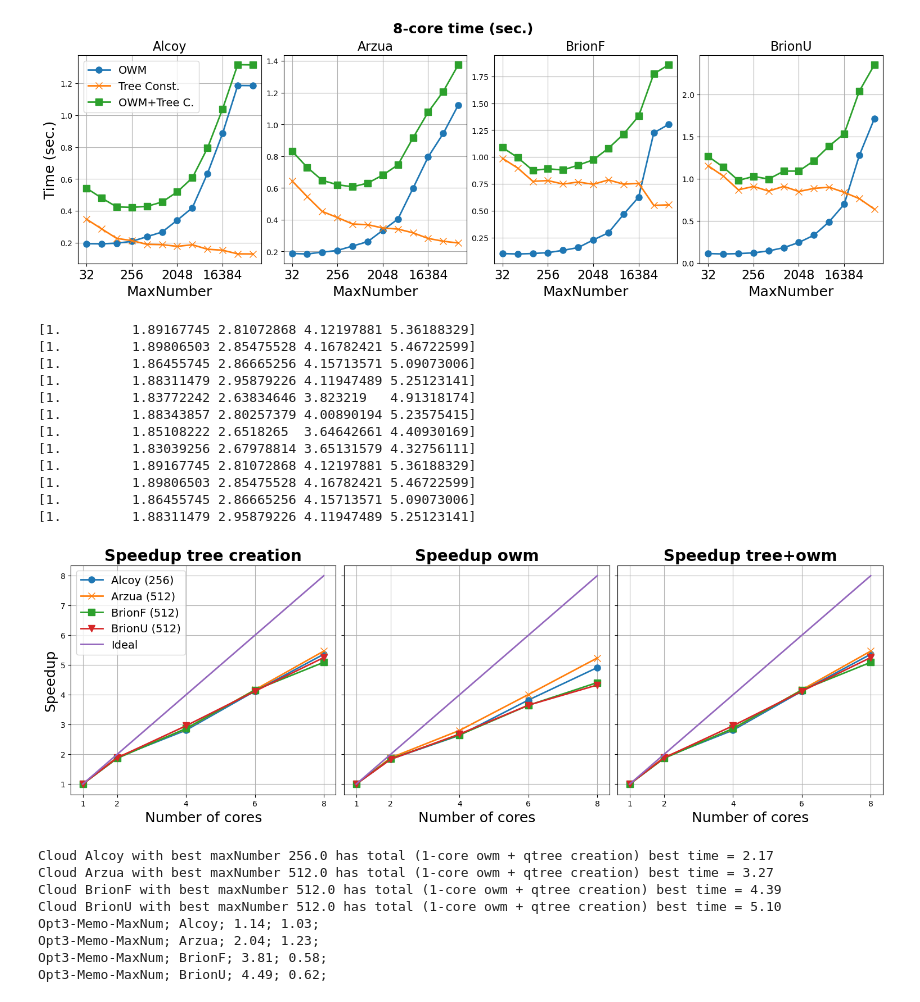
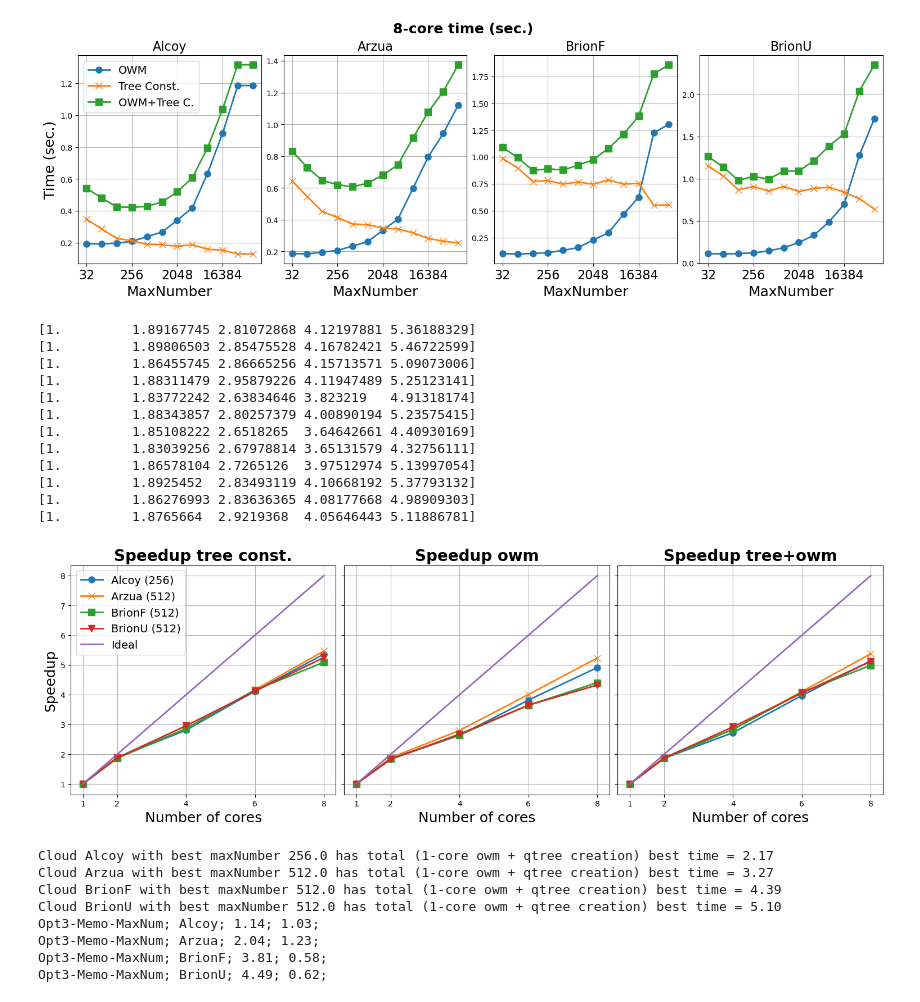
Before and after one commit to PPMC-DAC/FastOWM, a Jupyter notebook: Results/sycl_minrad_maxnum.ipynb, the cells around one changed output. Cells and saved outputs as stored; diff of their text form; code cells hidden in the pictures.

Commit message:
Updated results and bug fixed in tree+owm speed-up

```diff
--- a/Results/sycl_minrad_maxnum.ipynb
+++ b/Results/sycl_minrad_maxnum.ipynb
@@ -238,8 +336,8 @@ for (i,z,k) in zip(res1,marks,[1.4,0.5,0.6,0.6]):
     axs[1].plot(np.array([1,2,4,6,8]), np.array([res1[i][k][1][2]/res1[i][k][j][2] for j in [1,2,4,6,8]]), z, linewidth=linew, markersize=markers)
 axs[1].plot(np.array([1,2,4,6,8]), np.array([1,2,4,6,8]), '-', linewidth=linew, markersize=markers)
 for (i,z,k) in zip(res1,marks,[1.4,0.5,0.6,0.6]):
-    print(np.array([sum(res1[i][k][1][0:2:2])/sum(res1[i][k][j][0:2:2]) for j in [1,2,4,6,8]]))
-    axs[2].plot(np.array([1,2,4,6,8]), np.array([sum(res1[i][k][1][0:2:2])/sum(res1[i][k][j][0:2:2]) for j in [1,2,4,6,8]]), z, linewidth=linew, markersize=markers)
+    print(np.array([sum(res1[i][k][1][0:3:2])/sum(res1[i][k][j][0:3:2]) for j in [1,2,4,6,8]]))
+    axs[2].plot(np.array([1,2,4,6,8]), np.array([sum(res1[i][k][1][0:3:2])/sum(res1[i][k][j][0:3:2]) for j in [1,2,4,6,8]]), z, linewidth=linew, markersize=markers)
 axs[2].plot(np.array([1,2,4,6,8]), np.array([1,2,4,6,8]), '-', linewidth=linew, markersize=markers)
 
 sizes=['Alcoy (1.4)', 'Arzua (0.5)', 'BrionF (0.6)', 'BrionU (0.6)']
@@ -525,41 +623,41 @@ for (i,z,k) in zip(res2,marks,[256,512,512,512]):
     print(np.array([res2[i][k][1][2]/res2[i][k][j][2] for j in [1,2,4,6,8]]))
     axs[1].plot(np.array([1,2,4,6,8]), np.array([res2[i][k][1][2]/res2[i][k][j][2] for j in [1,2,4,6,8]]), z, linewidth=linew, markersize=markers)
 axs[1].plot(np.array([1,2,4,6,8]), np.array([1,2,4,6,8]), '-', linewidth=linew, markersize=markers)
 for (i,z,k) in zip(res2,marks,[256,512,512,512]):
-    print(np.array([sum(res2[i][k][1][0:2:2])/sum(res2[i][k][j][0:2:2]) for j in [1,2,4,6,8]]))
-    axs[2].plot(np.array([1,2,4,6,8]), np.array([sum(res2[i][k][1][0:2:2])/sum(res2[i][k][j][0:2:2]) for j in [1,2,4,6,8]]), z, linewidth=linew, markersize=markers)
+    print(np.array([sum(res2[i][k][1][0:3:2])/sum(res2[i][k][j][0:3:2]) for j in [1,2,4,6,8]]))
+    axs[2].plot(np.array([1,2,4,6,8]), np.array([sum(res2[i][k][1][0:3:2])/sum(res2[i][k][j][0:3:2]) for j in [1,2,4,6,8]]), z, linewidth=linew, markersize=markers)
 axs[2].plot(np.array([1,2,4,6,8]), np.array([1,2,4,6,8]), '-', linewidth=linew, markersize=markers)
 
 sizes=['Alcoy (256)', 'Arzua (512)', 'BrionF (512)', 'BrionU (512)']
 sizes.append('Ideal')
 axs[0].legend(sizes,loc='best', fontsize= legendfs)
 axs[0].set_ylabel('Speedup', fontsize=ylabelfs)
-axs[0].set_title('Speedup tree creation',  fontweight='bold', fontsize=titlefs)
+axs[0].set_title('Speedup tree const.',  fontweight='bold', fontsize=titlefs)
 axs[0].set_xlabel('Number of cores', fontsize=xlabelfs)
 axs[0].set_xticks([1,2,4,6,8],fontsize=xticksfs)
 axs[0].grid()
 axs[1].set_title('Speedup owm',  fontweight='bold', fontsize=titlefs)
 axs[1].set_xlabel('Number of cores', fontsize=xlabelfs)
 axs[1].set_xticks([1,2,4,6,8],fontsize=xticksfs)
 axs[1].grid()
 axs[2].set_title('Speedup tree+owm',  fontweight='bold', fontsize=titlefs)
 axs[2].set_xlabel('Number of cores', fontsize=xlabelfs)
 axs[2].set_xticks([1,2,4,6,8],fontsize=xticksfs)
 axs[2].grid()
 # %% [output]
 [1.         1.89167745 2.81072868 4.12197881 5.36188329]
 [1.         1.89806503 2.85475528 4.16782421 5.46722599]
 [1.         1.86455745 2.86665256 4.15713571 5.09073006]
 [1.         1.88311479 2.95879226 4.11947489 5.25123141]
 [1.         1.83772242 2.63834646 3.823219   4.91318174]
 [1.         1.88343857 2.80257379 4.00890194 5.23575415]
 [1.         1.85108222 2.6518265  3.64642661 4.40930169]
 [1.         1.83039256 2.67978814 3.65131579 4.32756111]
-[1.         1.89167745 2.81072868 4.12197881 5.36188329]
-[1.         1.89806503 2.85475528 4.16782421 5.46722599]
-[1.         1.86455745 2.86665256 4.15713571 5.09073006]
-[1.         1.88311479 2.95879226 4.11947489 5.25123141]
+[1.         1.86578104 2.7265126  3.97512974 5.13997054]
+[1.         1.8925452  2.83493119 4.10668192 5.37793132]
+[1.         1.86276993 2.83636365 4.08177668 4.98909303]
+[1.         1.8765664  2.9219368  4.05646443 5.11886781]
-[figure, old version]
+[figure, new version]
 # %%
 pp = PdfPages("Speedup-maxnum.pdf")
 pp.savefig(fig)
```
Also changed, not shown: parts of 5 cells of this notebook, 2 other files.
